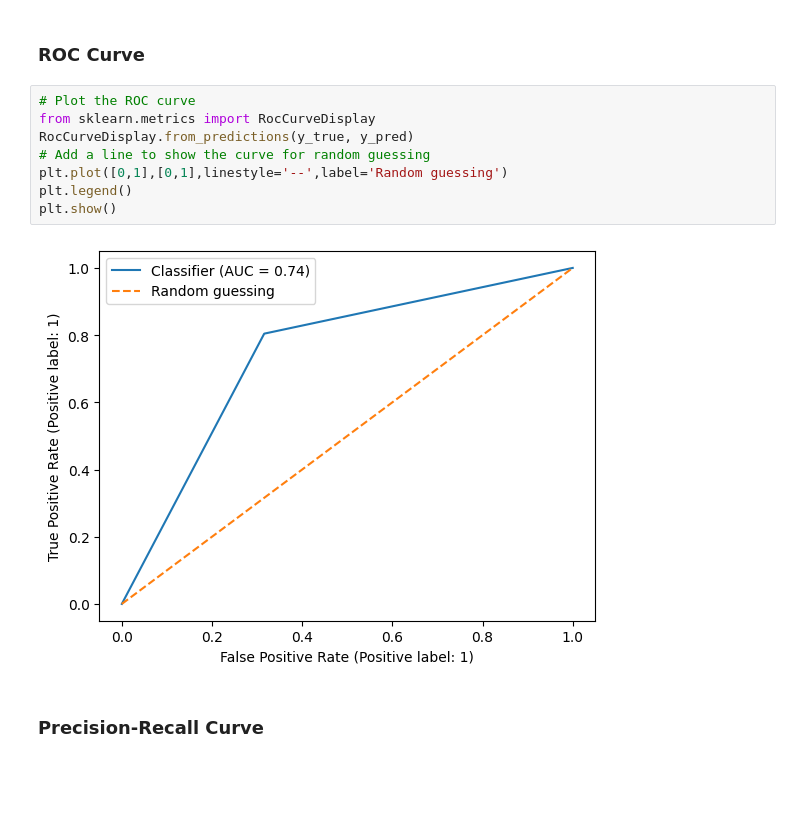
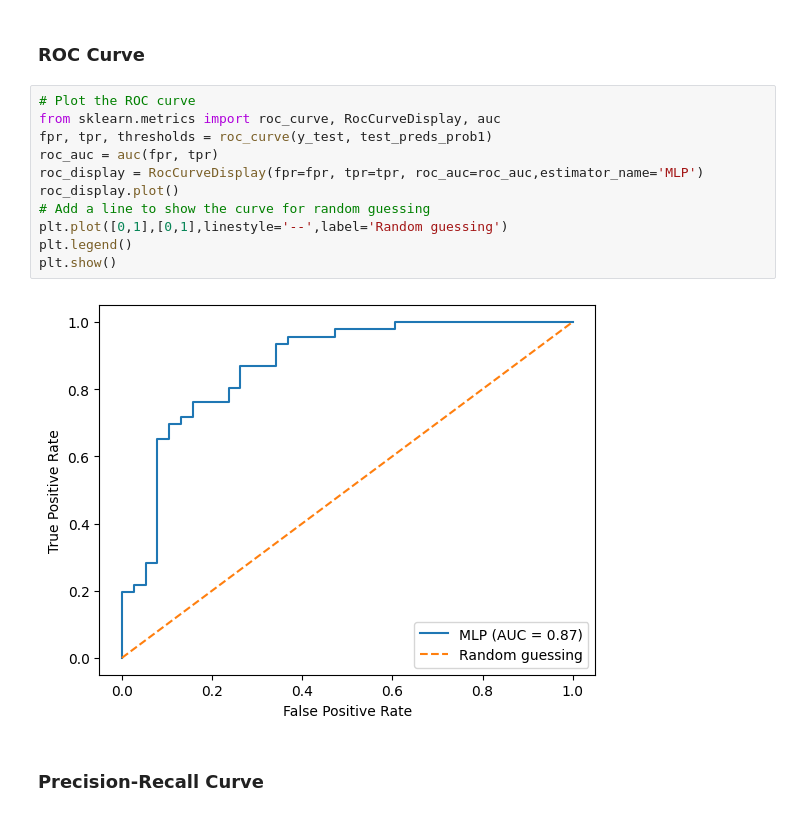
Before and after one commit to NickStrauch13/aipi520_repo, a Jupyter notebook: week2/Classification_metrics.ipynb, the cells around one changed output. Saved outputs shown, nothing was run; the diff lists cells and outputs as text; blank space fills up the shorter version.

Commit message:
updated plots

```diff
--- a/week2/Classification_metrics.ipynb
+++ b/week2/Classification_metrics.ipynb
@@ -123,14 +123,17 @@ Precision: 0.865
 ### ROC Curve
 # %%
 # Plot the ROC curve
-from sklearn.metrics import RocCurveDisplay
-RocCurveDisplay.from_predictions(y_true, y_pred)
+from sklearn.metrics import roc_curve, RocCurveDisplay, auc
+fpr, tpr, thresholds = roc_curve(y_test, test_preds_prob1)
+roc_auc = auc(fpr, tpr)
+roc_display = RocCurveDisplay(fpr=fpr, tpr=tpr, roc_auc=roc_auc,estimator_name='MLP')
+roc_display.plot()
 # Add a line to show the curve for random guessing
 plt.plot([0,1],[0,1],linestyle='--',label='Random guessing')
 plt.legend()
 plt.show()
 # %% [output]
-[figure, old version]
+[figure, new version]
 # %% [markdown]
 ### Precision-Recall Curve
 # %%
```
Also changed, not shown: parts of 7 cells of this notebook.
